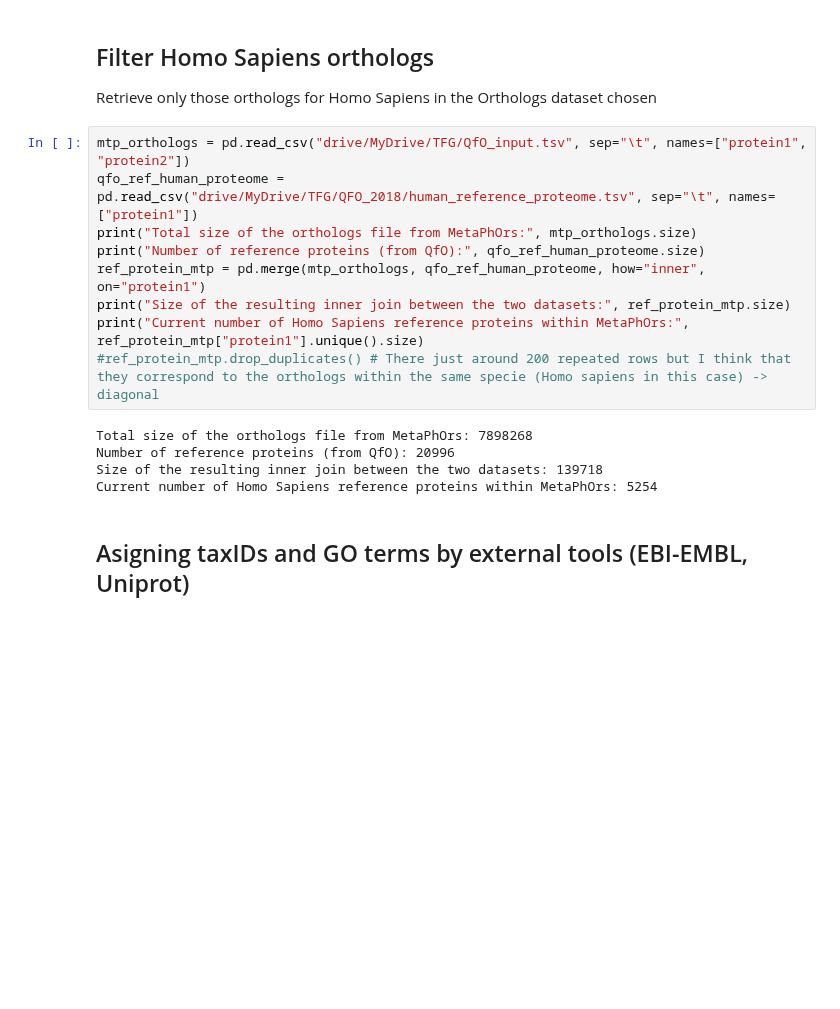
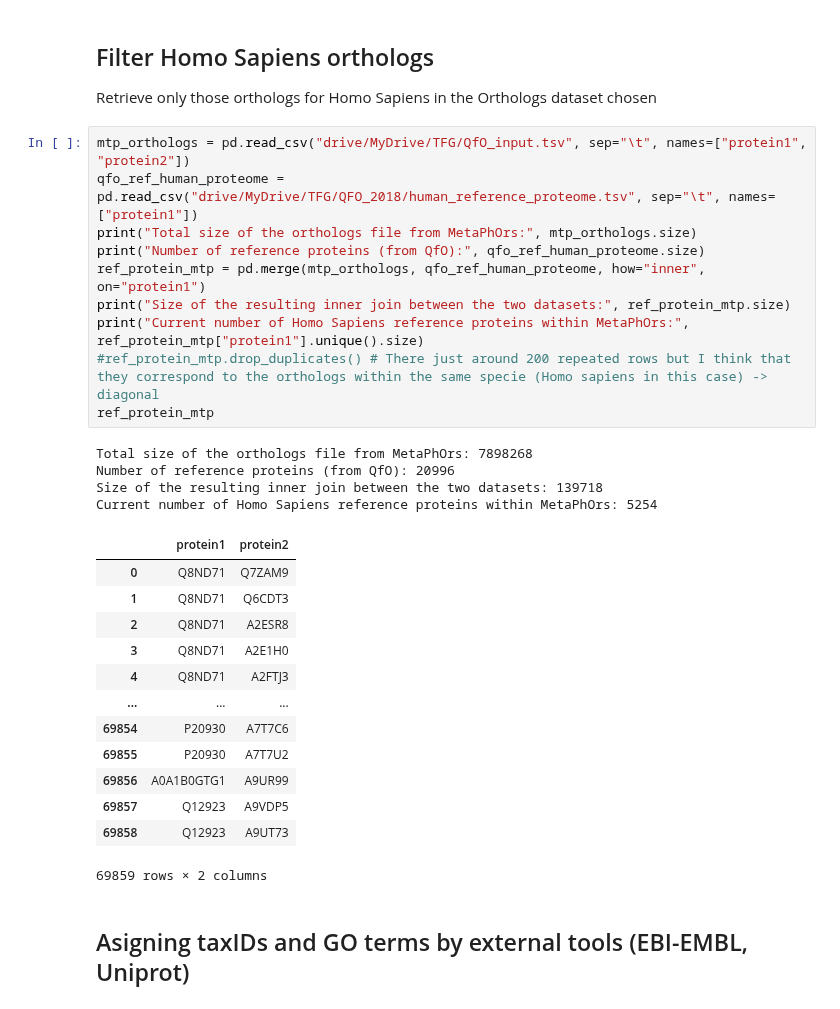
Before and after one commit to geovalexis/PP2GO, a Jupyter notebook: Methods.ipynb, the cells around one changed output. Drawn from its saved outputs; the diff is of its cells as text; blank space fills up the shorter version.

```diff
--- a/Methods.ipynb
+++ b/Methods.ipynb
@@ -248,17 +248,31 @@ Retrieve only those orthologs for Homo Sapiens in the Orthologs dataset chosen
 # %%
 mtp_orthologs = pd.read_csv("drive/MyDrive/TFG/QfO_input.tsv", sep="\t", names=["protein1", "protein2"])
 qfo_ref_human_proteome = pd.read_csv("drive/MyDrive/TFG/QFO_2018/human_reference_proteome.tsv", sep="\t", names=["protein1"])
 print("Total size of the orthologs file from MetaPhOrs:", mtp_orthologs.size)
 print("Number of reference proteins (from QfO):", qfo_ref_human_proteome.size)
 ref_protein_mtp = pd.merge(mtp_orthologs, qfo_ref_human_proteome, how="inner", on="protein1")
 print("Size of the resulting inner join between the two datasets:", ref_protein_mtp.size)
 print("Current number of Homo Sapiens reference proteins within MetaPhOrs:", ref_protein_mtp["protein1"].unique().size)
 #ref_protein_mtp.drop_duplicates() # There just around 200 repeated rows but I think that they correspond to the orthologs within the same specie (Homo sapiens in this case) -> diagonal
+ref_protein_mtp
 # %% [output]
 Total size of the orthologs file from MetaPhOrs: 7898268
 Number of reference proteins (from QfO): 20996
 Size of the resulting inner join between the two datasets: 139718
 Current number of Homo Sapiens reference proteins within MetaPhOrs: 5254
+|  | protein1 | protein2 |
+| 0 | Q8ND71 | Q7ZAM9 |
+| 1 | Q8ND71 | Q6CDT3 |
+| 2 | Q8ND71 | A2ESR8 |
+| 3 | Q8ND71 | A2E1H0 |
+| 4 | Q8ND71 | A2FTJ3 |
+| ... | ... | ... |
+| 69854 | P20930 | A7T7C6 |
+| 69855 | P20930 | A7T7U2 |
+| 69856 | A0A1B0GTG1 | A9UR99 |
+| 69857 | Q12923 | A9VDP5 |
+| 69858 | Q12923 | A9UT73 |
+69859 rows × 2 columns
 # %% [markdown]
 ## Asigning taxIDs and GO terms by external tools (EBI-EMBL, Uniprot)
 # %% [markdown]
```
Also changed, not shown: parts of 2 cells of this notebook.
